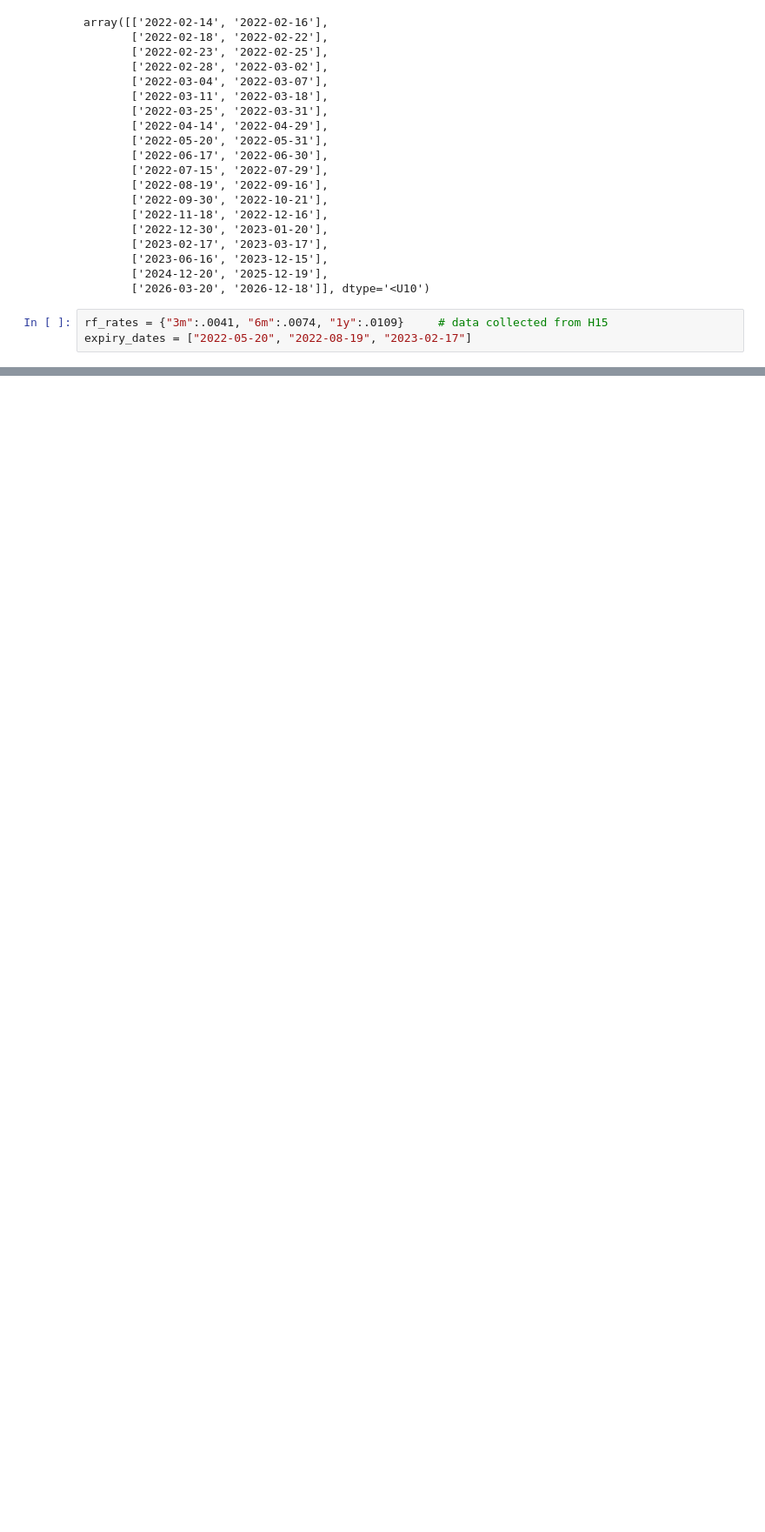
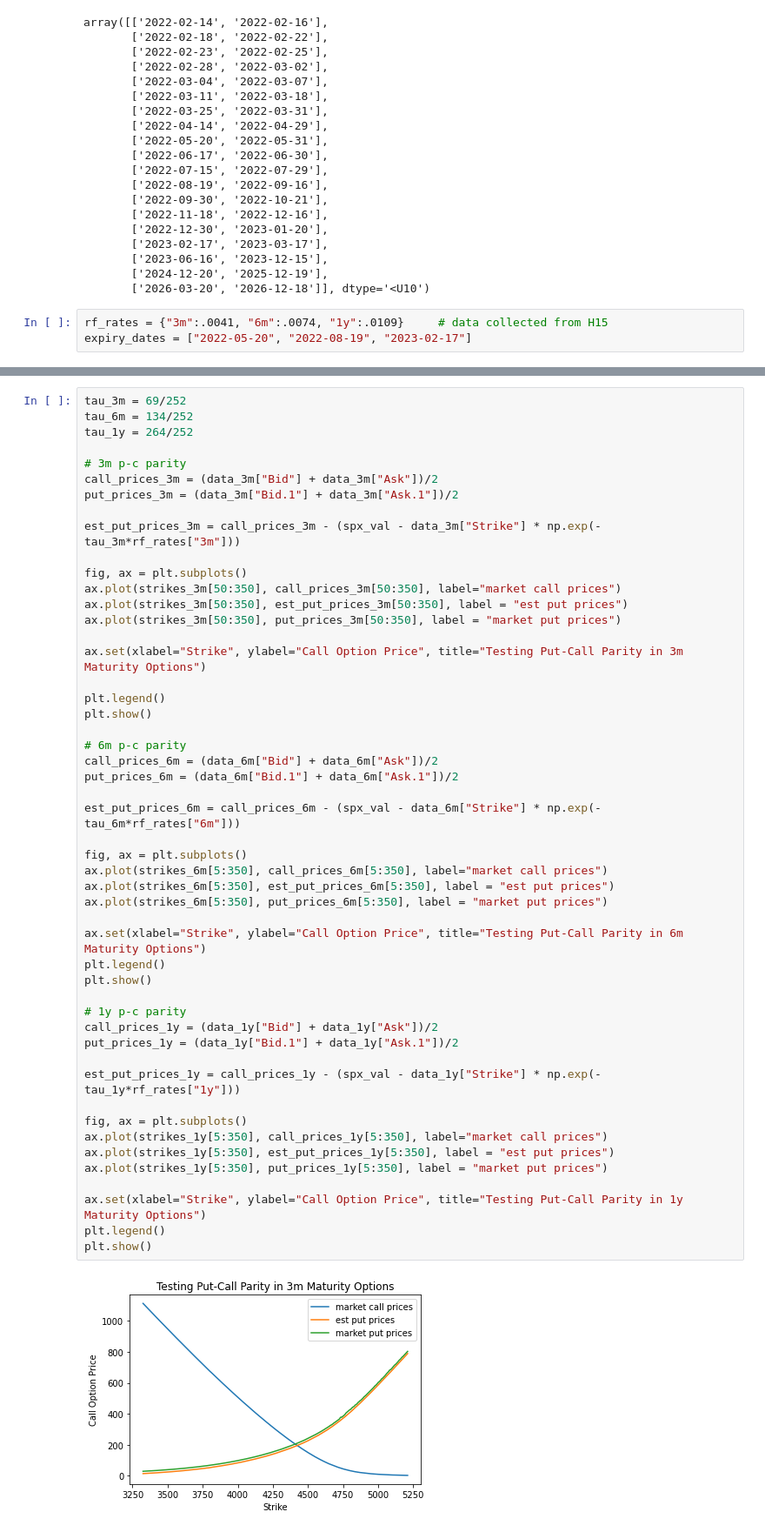
Before and after one commit to sidiyer00/SIT-Courses, a Jupyter notebook: FE 621 Computational Finance/HW1/HW1.ipynb, the cells around one changed output, grey strips where cells are left out. Shown at 87% size. Saved outputs shown, nothing was run; the diff lists cells and outputs as text; blank space fills up the shorter version.

```diff
--- a/FE 621 Computational Finance/HW1/HW1.ipynb
+++ b/FE 621 Computational Finance/HW1/HW1.ipynb
@@ -149,0 +278,52 @@ implied_volatility(mkt_price, [S0, r, tau, K, typ], "bisection", err)
+# %%
+tau_3m = 69/252
+tau_6m = 134/252
+tau_1y = 264/252
+
+# 3m p-c parity
+call_prices_3m = (data_3m["Bid"] + data_3m["Ask"])/2
+put_prices_3m = (data_3m["Bid.1"] + data_3m["Ask.1"])/2
+
+est_put_prices_3m = call_prices_3m - (spx_val - data_3m["Strike"] * np.exp(-tau_3m*rf_rates["3m"]))
+
+fig, ax = plt.subplots()
+ax.plot(strikes_3m[50:350], call_prices_3m[50:350], label="market call prices")
+ax.plot(strikes_3m[50:350], est_put_prices_3m[50:350], label = "est put prices")
+ax.plot(strikes_3m[50:350], put_prices_3m[50:350], label = "market put prices")
+
+ax.set(xlabel="Strike", ylabel="Call Option Price", title="Testing Put-Call Parity in 3m Maturity Options")
+
+plt.legend()
+plt.show()
+
+# 6m p-c parity
+call_prices_6m = (data_6m["Bid"] + data_6m["Ask"])/2
+put_prices_6m = (data_6m["Bid.1"] + data_6m["Ask.1"])/2
+
+est_put_prices_6m = call_prices_6m - (spx_val - data_6m["Strike"] * np.exp(-tau_6m*rf_rates["6m"]))
+
+fig, ax = plt.subplots()
+ax.plot(strikes_6m[5:350], call_prices_6m[5:350], label="market call prices")
+ax.plot(strikes_6m[5:350], est_put_prices_6m[5:350], label = "est put prices")
+ax.plot(strikes_6m[5:350], put_prices_6m[5:350], label = "market put prices")
+
+ax.set(xlabel="Strike", ylabel="Call Option Price", title="Testing Put-Call Parity in 6m Maturity Options")
+plt.legend()
+plt.show()
+
+# 1y p-c parity
+call_prices_1y = (data_1y["Bid"] + data_1y["Ask"])/2
+put_prices_1y = (data_1y["Bid.1"] + data_1y["Ask.1"])/2
+
+est_put_prices_1y = call_prices_1y - (spx_val - data_1y["Strike"] * np.exp(-tau_1y*rf_rates["1y"]))
+
+fig, ax = plt.subplots()
+ax.plot(strikes_1y[5:350], call_prices_1y[5:350], label="market call prices")
+ax.plot(strikes_1y[5:350], est_put_prices_1y[5:350], label = "est put prices")
+ax.plot(strikes_1y[5:350], put_prices_1y[5:350], label = "market put prices")
+
+ax.set(xlabel="Strike", ylabel="Call Option Price", title="Testing Put-Call Parity in 1y Maturity Options")
+plt.legend()
+plt.show()
+# %% [output]
+[figure, added]
```
Also changed, not shown: parts of 29 cells of this notebook, 5 other files.
